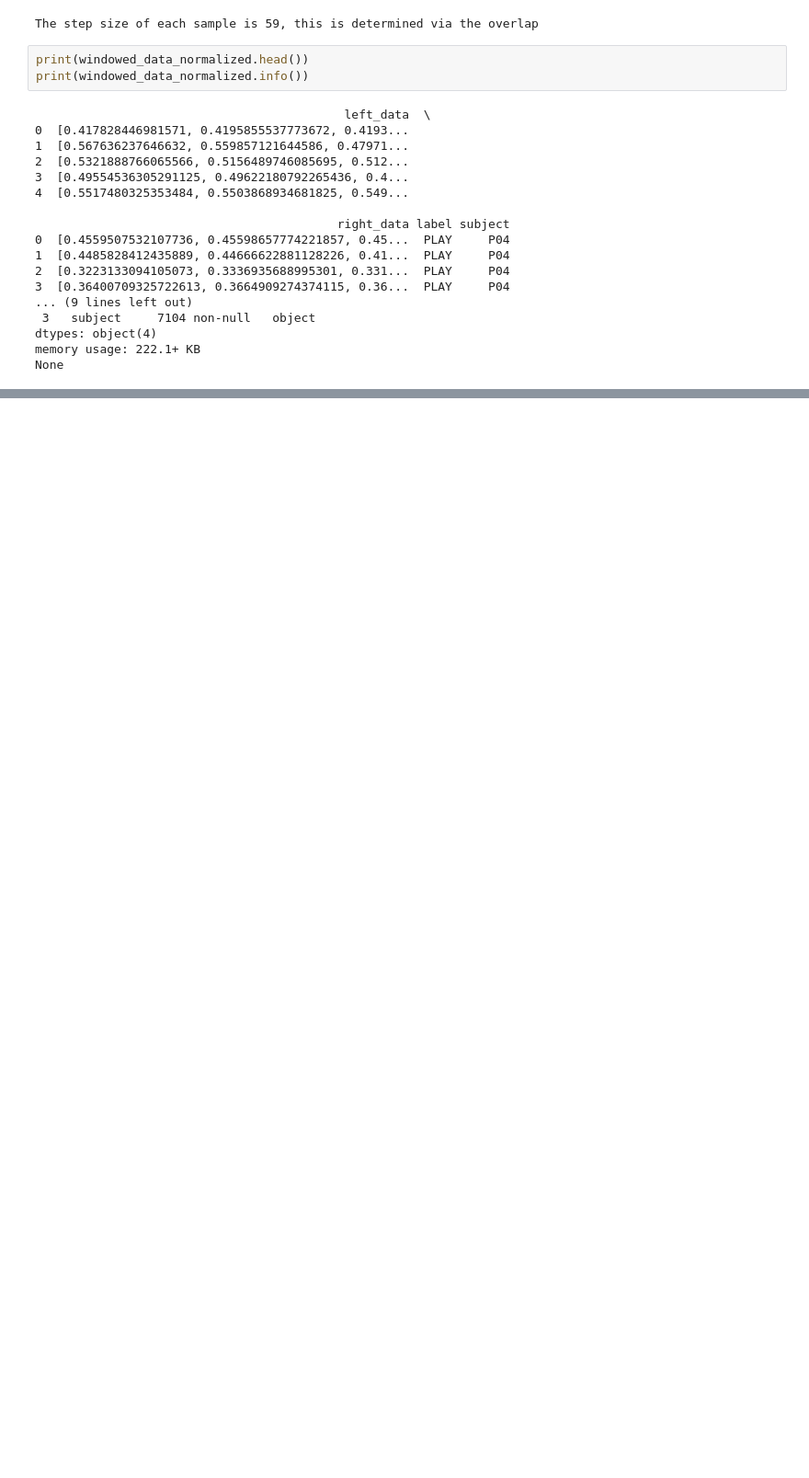
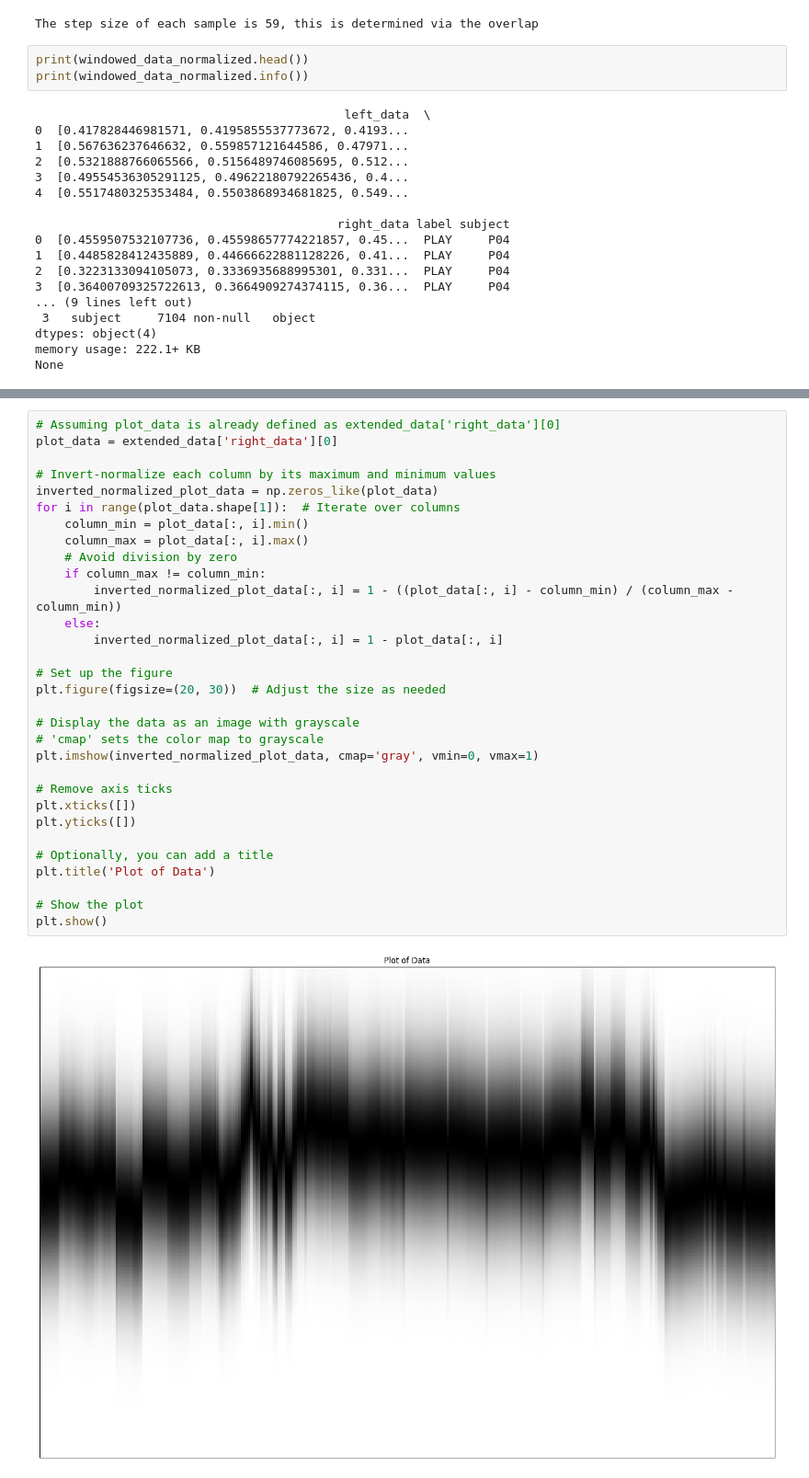
Before and after one commit to tonyyunyang/innovation_self_sup_eyegaze, a Jupyter notebook: eyegaze_prob_embedd_demonstration.ipynb, the cells around one changed output, grey strips where cells are left out. Shown at 92% size. Drawn from its saved outputs; the diff is of its cells as text; blank space fills up the shorter version.

```diff
--- a/eyegaze_prob_embedd_demonstration.ipynb
+++ b/eyegaze_prob_embedd_demonstration.ipynb
@@ -145,0 +301,33 @@ None
+# %%
+# Assuming plot_data is already defined as extended_data['right_data'][0]
+plot_data = extended_data['right_data'][0]
+
+# Invert-normalize each column by its maximum and minimum values
+inverted_normalized_plot_data = np.zeros_like(plot_data)
+for i in range(plot_data.shape[1]):  # Iterate over columns
+    column_min = plot_data[:, i].min()
+    column_max = plot_data[:, i].max()
+    # Avoid division by zero
+    if column_max != column_min:
+        inverted_normalized_plot_data[:, i] = 1 - ((plot_data[:, i] - column_min) / (column_max - column_min))
+    else:
+        inverted_normalized_plot_data[:, i] = 1 - plot_data[:, i]
+
+# Set up the figure
+plt.figure(figsize=(20, 30))  # Adjust the size as needed
+
+# Display the data as an image with grayscale
+# 'cmap' sets the color map to grayscale
+plt.imshow(inverted_normalized_plot_data, cmap='gray', vmin=0, vmax=1)
+
+# Remove axis ticks
+plt.xticks([])
+plt.yticks([])
+
+# Optionally, you can add a title
+plt.title('Plot of Data')
+
+# Show the plot
+plt.show()
+# %% [output]
+[figure, added]
```
Also changed, not shown: parts of 5 cells of this notebook.
